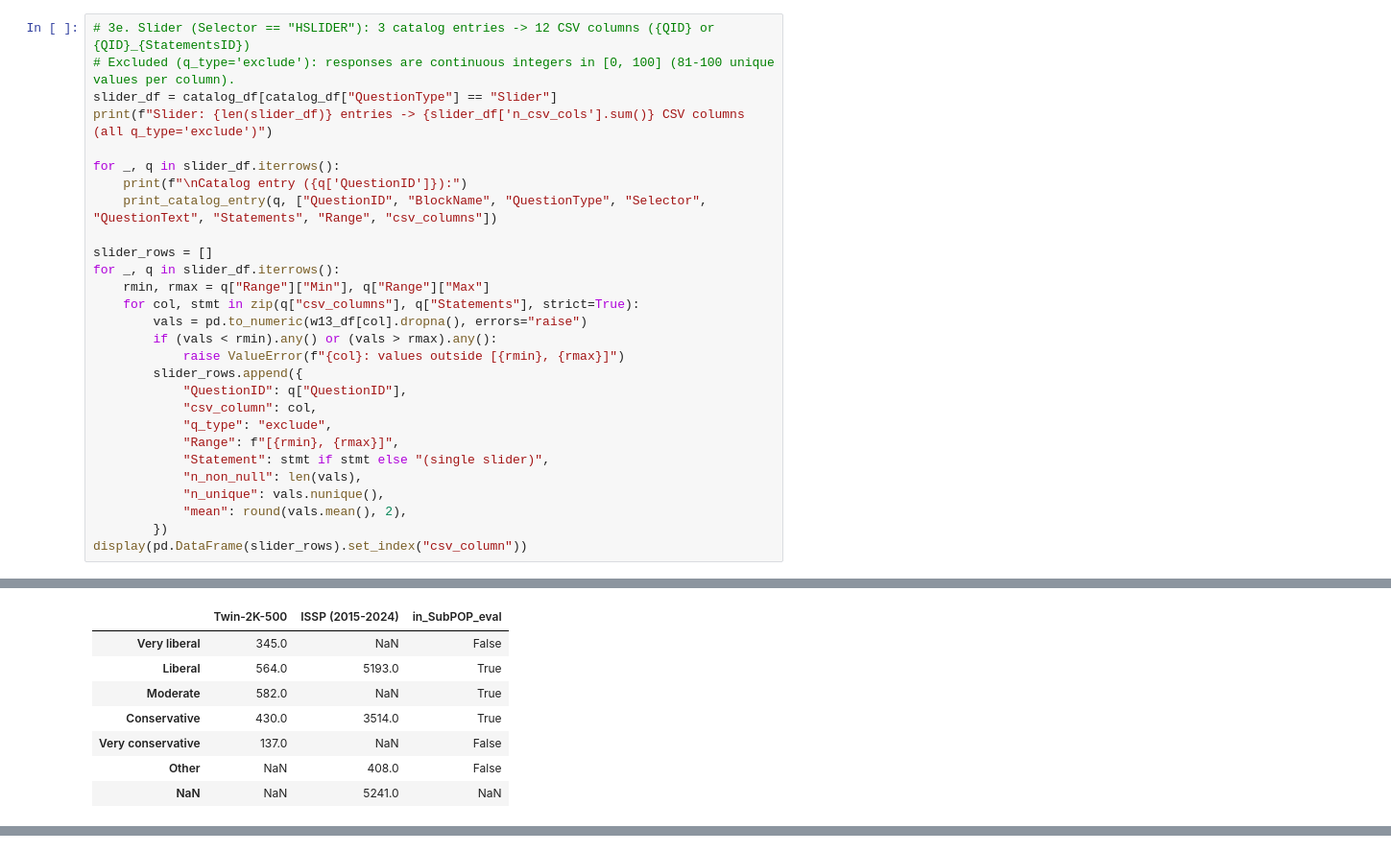
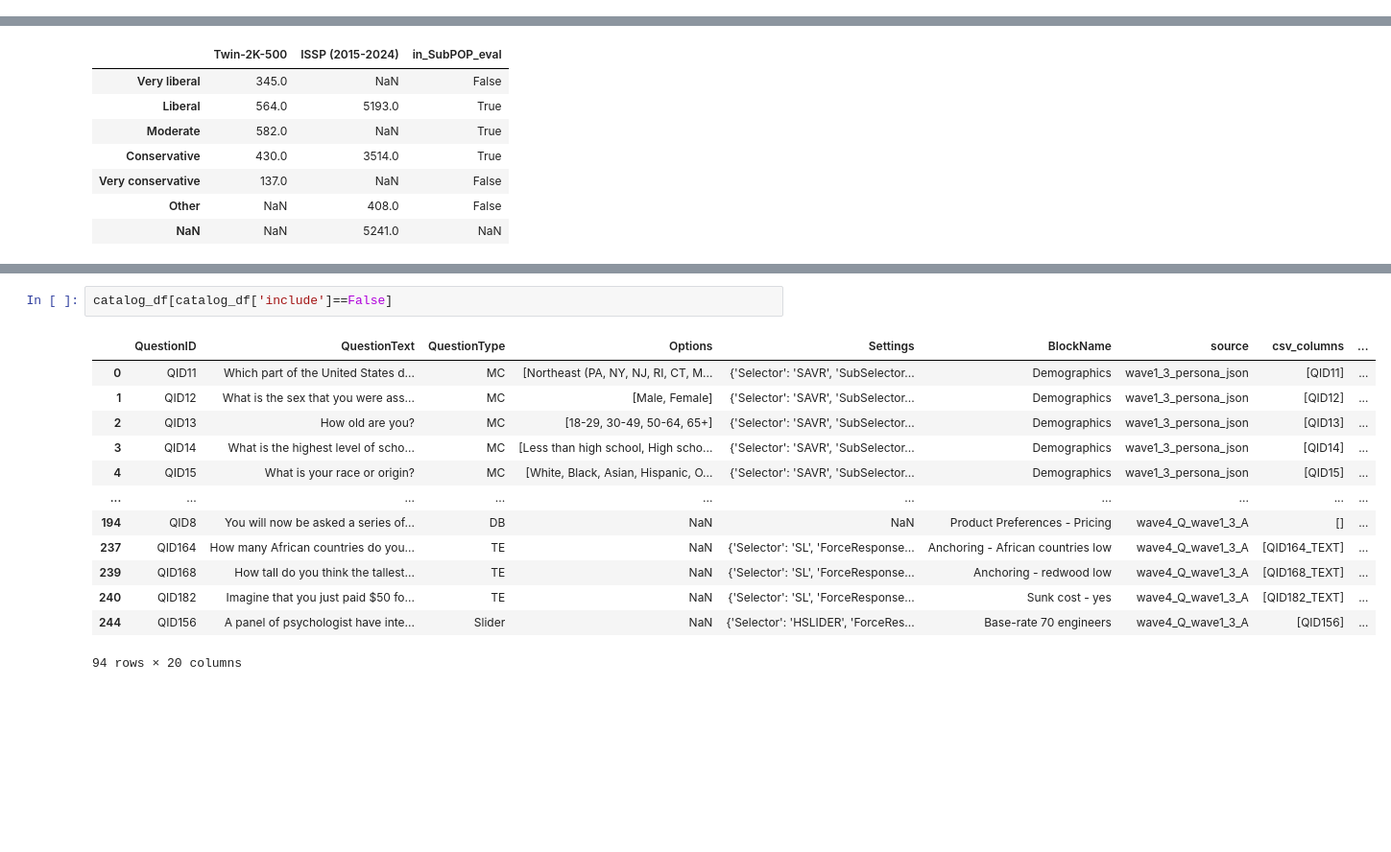
Before and after one commit to davoodwadi/decision-models-finetuning, a Jupyter notebook: code/data/Twin-2K-500/data.ipynb, the cells around one changed output, grey strips where cells are left out. Shown at 96% size. Cells and saved outputs as stored; diff of their text form; blank space fills up the shorter version.

```diff
--- a/code/data/Twin-2K-500/data.ipynb
+++ b/code/data/Twin-2K-500/data.ipynb
@@ -470,28 +116,0 @@ Catalog entry example (QID84 — time discounting):
-# %%
-# 3e. Slider (Selector == "HSLIDER"): 3 catalog entries -> 12 CSV columns ({QID} or {QID}_{StatementsID})
-# Excluded (q_type='exclude'): responses are continuous integers in [0, 100] (81-100 unique values per column).
-slider_df = catalog_df[catalog_df["QuestionType"] == "Slider"]
-print(f"Slider: {len(slider_df)} entries -> {slider_df['n_csv_cols'].sum()} CSV columns (all q_type='exclude')")
-
-for _, q in slider_df.iterrows():
-    print(f"\nCatalog entry ({q['QuestionID']}):")
-    print_catalog_entry(q, ["QuestionID", "BlockName", "QuestionType", "Selector", "QuestionText", "Statements", "Range", "csv_columns"])
-
-slider_rows = []
-for _, q in slider_df.iterrows():
-    rmin, rmax = q["Range"]["Min"], q["Range"]["Max"]
-    for col, stmt in zip(q["csv_columns"], q["Statements"], strict=True):
-        vals = pd.to_numeric(w13_df[col].dropna(), errors="raise")
-        if (vals < rmin).any() or (vals > rmax).any():
-            raise ValueError(f"{col}: values outside [{rmin}, {rmax}]")
-        slider_rows.append({
-            "QuestionID": q["QuestionID"],
-            "csv_column": col,
-            "q_type": "exclude",
-            "Range": f"[{rmin}, {rmax}]",
-            "Statement": stmt if stmt else "(single slider)",
-            "n_non_null": len(vals),
-            "n_unique": vals.nunique(),
-            "mean": round(vals.mean(), 2),
-        })
-display(pd.DataFrame(slider_rows).set_index("csv_column"))
@@ -911,0 +586,16 @@ print(json.dumps(record, indent=1)[:4000])
+# %%
+catalog_df[catalog_df['include']==False]
+# %% [output]
+|  | QuestionID | QuestionText | QuestionType | Options | Settings | BlockName | source | csv_columns | ... |
+| 0 | QID11 | Which part of the United States d... | MC | [Northeast (PA, NY, NJ, RI, CT, M... | {'Selector': 'SAVR', 'SubSelector... | Demographics | wave1_3_persona_json | [QID11] | ... |
+| 1 | QID12 | What is the sex that you were ass... | MC | [Male, Female] | {'Selector': 'SAVR', 'SubSelector... | Demographics | wave1_3_persona_json | [QID12] | ... |
+| 2 | QID13 | How old are you? | MC | [18-29, 30-49, 50-64, 65+] | {'Selector': 'SAVR', 'SubSelector... | Demographics | wave1_3_persona_json | [QID13] | ... |
+| 3 | QID14 | What is the highest level of scho... | MC | [Less than high school, High scho... | {'Selector': 'SAVR', 'SubSelector... | Demographics | wave1_3_persona_json | [QID14] | ... |
+| 4 | QID15 | What is your race or origin? | MC | [White, Black, Asian, Hispanic, O... | {'Selector': 'SAVR', 'SubSelector... | Demographics | wave1_3_persona_json | [QID15] | ... |
+| ... | ... | ... | ... | ... | ... | ... | ... | ... | ... |
+| 194 | QID8 | You will now be asked a series of... | DB | NaN | NaN | Product Preferences - Pricing | wave4_Q_wave1_3_A | [] | ... |
+| 237 | QID164 | How many African countries do you... | TE | NaN | {'Selector': 'SL', 'ForceResponse... | Anchoring - African countries low | wave4_Q_wave1_3_A | [QID164_TEXT] | ... |
+| 239 | QID168 | How tall do you think the tallest... | TE | NaN | {'Selector': 'SL', 'ForceResponse... | Anchoring - redwood low | wave4_Q_wave1_3_A | [QID168_TEXT] | ... |
+| 240 | QID182 | Imagine that you just paid $50 fo... | TE | NaN | {'Selector': 'SL', 'ForceResponse... | Sunk cost - yes | wave4_Q_wave1_3_A | [QID182_TEXT] | ... |
+| 244 | QID156 | A panel of psychologist have inte... | Slider | NaN | {'Selector': 'HSLIDER', 'ForceRes... | Base-rate 70 engineers | wave4_Q_wave1_3_A | [QID156] | ... |
+94 rows × 20 columns
```
Also changed, not shown: parts of 24 cells of this notebook, 17 other files.
